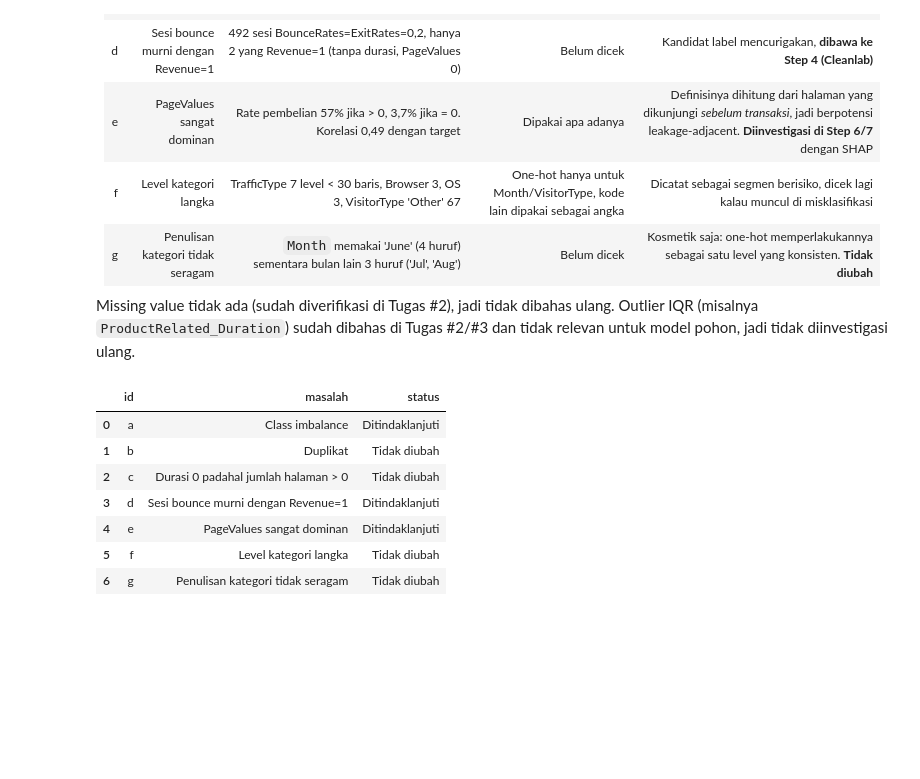
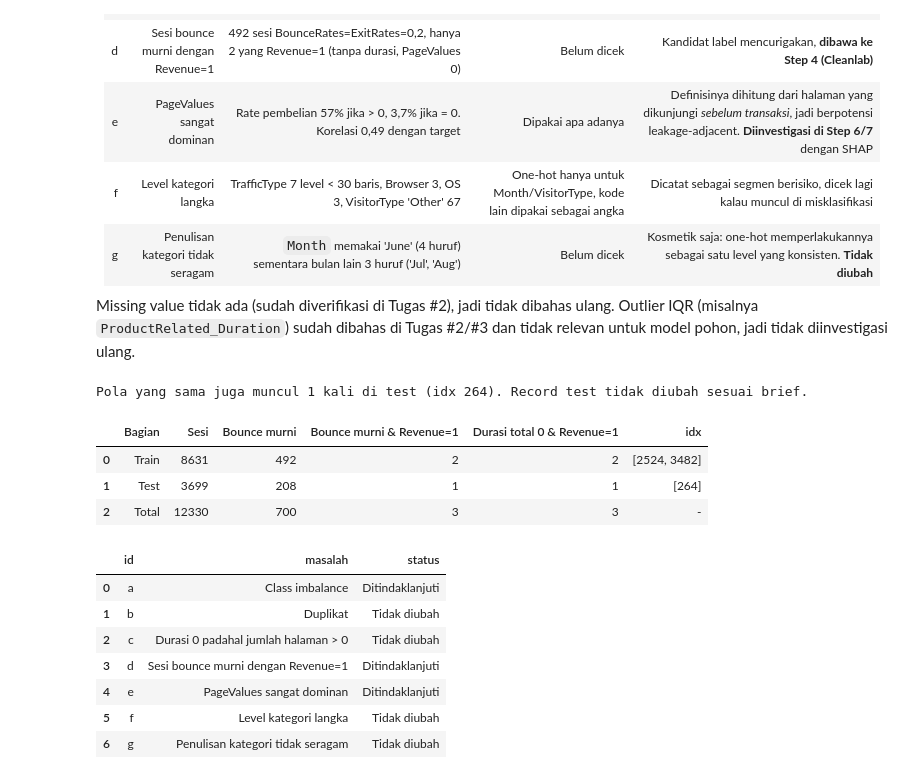
Before and after one commit to vickymahfudy/tugas-data-science, a Jupyter notebook: notebooks/07_data_centric.ipynb, the cells around one changed output. Drawn from its saved outputs; the diff is of its cells as text; code cells hidden in the pictures; blank space fills up the shorter version.

```diff
--- a/notebooks/07_data_centric.ipynb
+++ b/notebooks/07_data_centric.ipynb
@@ -197,6 +197,30 @@ print('    Month di train (Jan dan Apr tidak ada di dataset):', d.Month.value_co
 Missing value tidak ada (sudah diverifikasi di Tugas #2), jadi tidak dibahas ulang. Outlier IQR
 (misalnya `ProductRelated_Duration`) sudah dibahas di Tugas #2/#3 dan tidak relevan untuk model
 pohon, jadi tidak diinvestigasi ulang.
+# %%
+# Hitungan deskriptif (bukan dasar keputusan): sesi bounce murni + Revenue=1 di seluruh dataset.
+# Test set hanya dihitung, tidak diubah dan tidak dipakai untuk memilih intervensi.
+dur_cols = [c for c in feat if c.endswith('_Duration')]
+rows = []
+for part, Xp, yp in [('Train', X_train_raw, y_train), ('Test', X_test_raw, y_test)]:
+    bb_p = (Xp.BounceRates == 0.2) & (Xp.ExitRates == 0.2)
+    z_p = Xp[dur_cols].sum(axis=1) == 0
+    rows.append({'Bagian': part, 'Sesi': len(Xp), 'Bounce murni': int(bb_p.sum()),
+                 'Bounce murni & Revenue=1': int((bb_p & (yp == 1)).sum()),
+                 'Durasi total 0 & Revenue=1': int((z_p & (yp == 1)).sum()),
+                 'idx': list(Xp.index[bb_p & (yp == 1)])})
+bounce_all = pd.DataFrame(rows)
+bounce_all.loc[len(bounce_all)] = ['Total', bounce_all.Sesi.sum(), bounce_all['Bounce murni'].sum(),
+                                   bounce_all['Bounce murni & Revenue=1'].sum(), bounce_all['Durasi total 0 & Revenue=1'].sum(), '-']
+bounce_all.to_csv(f'{TABLE_DIR}/tugas4_bounce_buyers_all.csv', index=False)
+print('Pola yang sama juga muncul 1 kali di test (idx 264). Record test tidak diubah sesuai brief.')
+bounce_all
+# %% [output]
+Pola yang sama juga muncul 1 kali di test (idx 264). Record test tidak diubah sesuai brief.
+|  | Bagian | Sesi | Bounce murni | Bounce murni & Revenue=1 | Durasi total 0 & Revenue=1 | idx |
+| 0 | Train | 8631 | 492 | 2 | 2 | [2524, 3482] |
+| 1 | Test | 3699 | 208 | 1 | 1 | [264] |
+| 2 | Total | 12330 | 700 | 3 | 3 | - |
 # %%
 # Simpan tabel masalah kualitas data (termasuk yang TIDAK diubah) untuk laporan
 issues = pd.DataFrame([
```
Also changed, not shown: parts of 7 cells of this notebook, 7 other files.
